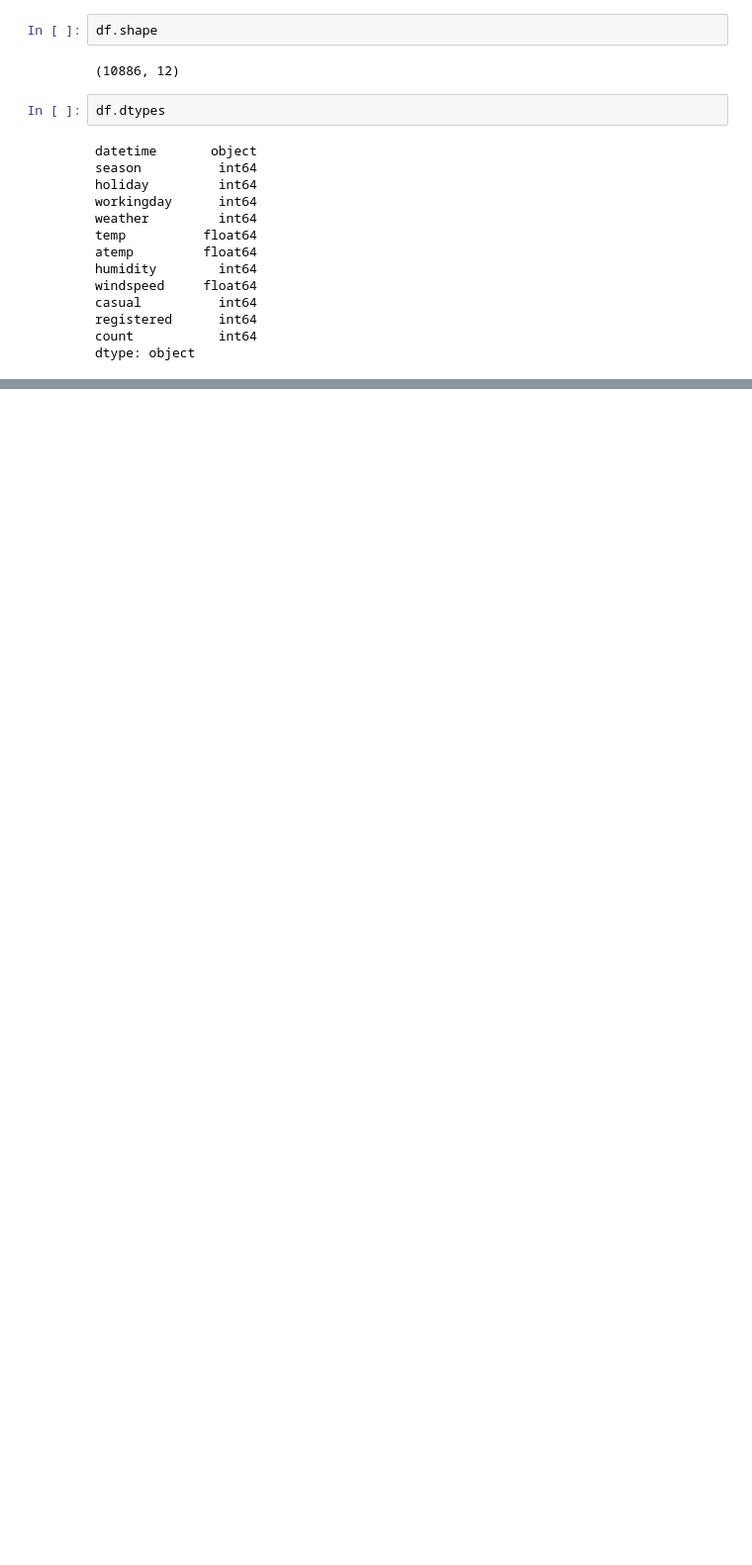
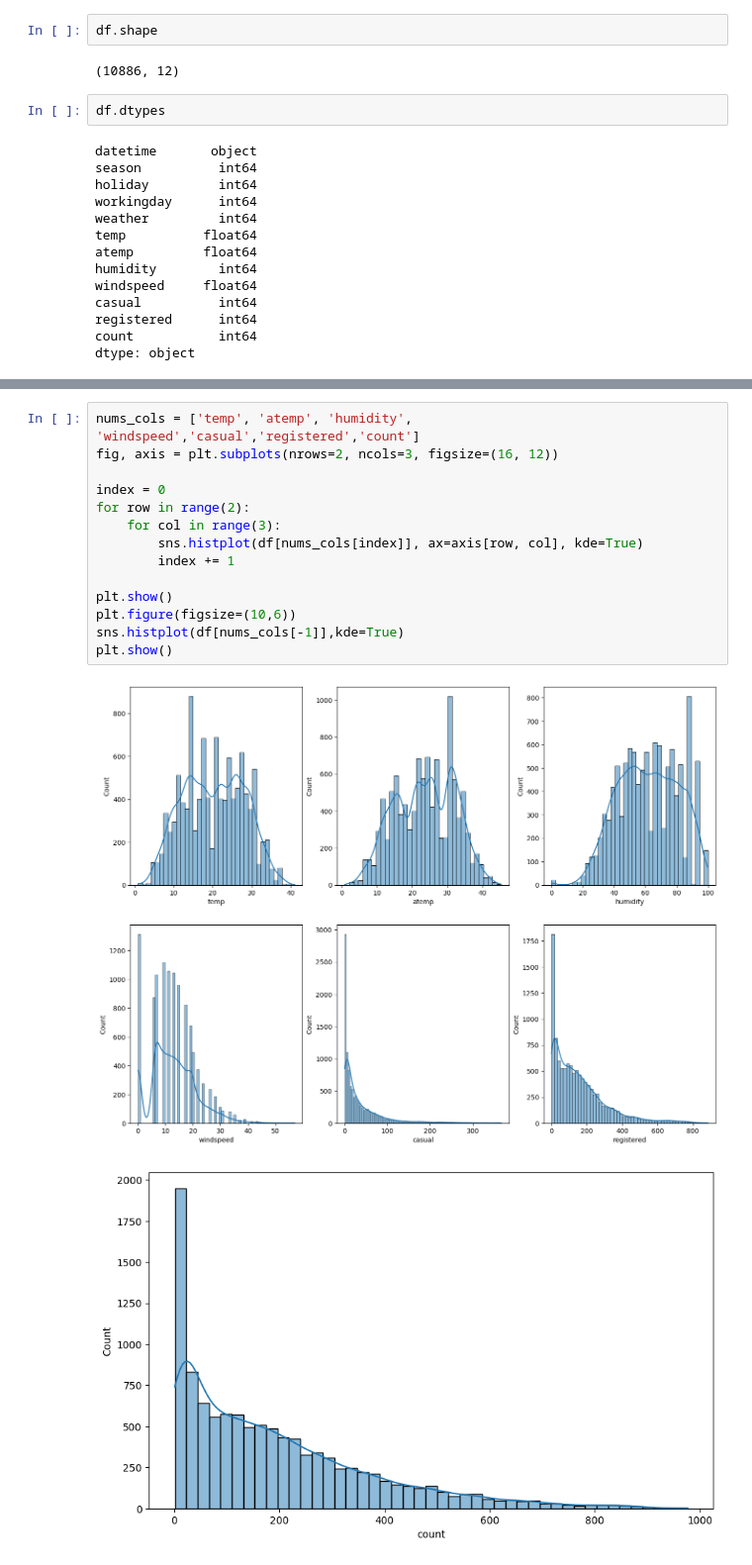
Before and after one commit to kuldeepsaini23/Scaler-DSML, a Jupyter notebook: Module-7/Yulu CaseStudy/yuluCaseStudy.ipynb, the cells around one changed output, grey strips where cells are left out. Shown at 99% size. Saved outputs shown, nothing was run; the diff lists cells and outputs as text; blank space fills up the shorter version.

```diff
--- a/Module-7/Yulu CaseStudy/yuluCaseStudy.ipynb
+++ b/Module-7/Yulu CaseStudy/yuluCaseStudy.ipynb
@@ -47,0 +142,17 @@ df.describe()
+# %%
+nums_cols = ['temp', 'atemp', 'humidity', 'windspeed','casual','registered','count']
+fig, axis = plt.subplots(nrows=2, ncols=3, figsize=(16, 12))
+
+index = 0
+for row in range(2):
+    for col in range(3):
+        sns.histplot(df[nums_cols[index]], ax=axis[row, col], kde=True)
+        index += 1
+
+plt.show()
+plt.figure(figsize=(10,6))
+sns.histplot(df[nums_cols[-1]],kde=True)
+plt.show()
+# %% [output]
+[figure, added]
+[figure, added]
```
Also changed, not shown: parts of 62 cells of this notebook, 8 other files.
